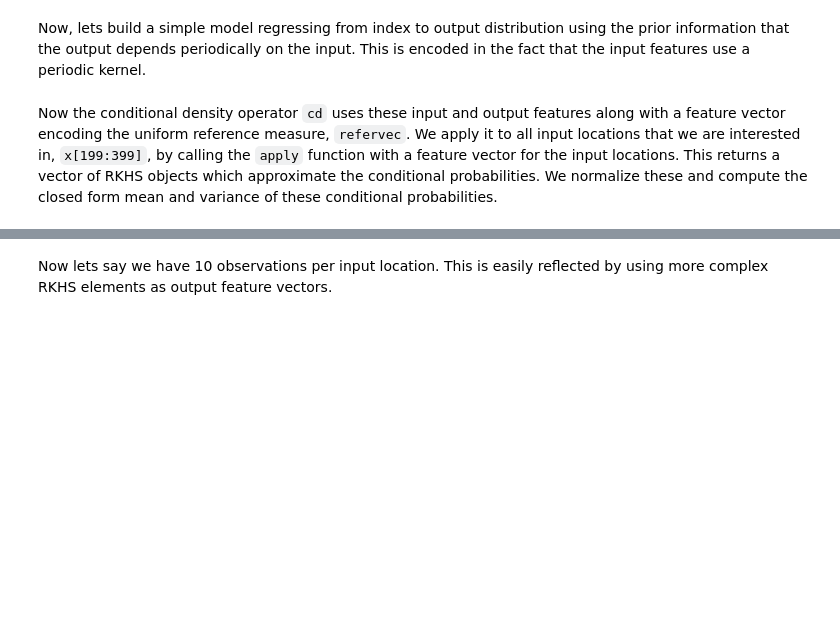
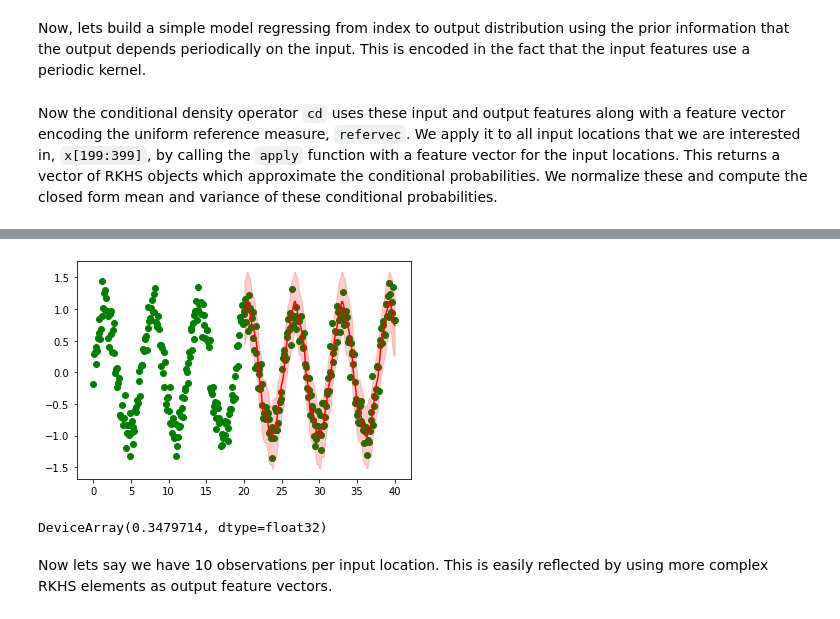
Before and after one commit to zalandoresearch/JaxRK, a Jupyter notebook: examples/Quick_start.ipynb, the cells around one changed output, grey strips where cells are left out. Cells and saved outputs as stored; diff of their text form; code cells hidden in the pictures; blank space fills up the shorter version.

```diff
--- a/examples/Quick_start.ipynb
+++ b/examples/Quick_start.ipynb
@@ -107,3 +110,14 @@ plot_pred(mean_var, x, y)
+# %%
+#cd = Cdo(invec, outvec, refervec)
+cd = Cmo(invec, outvec, center=True)
+mean_var_u = np.array((cd @ FiniteVec(invec.k, x[199:399])).get_mean_var()).T
+plot_pred(mean_var_u, x, y)
+# %% [output]
+[figure, added]
+# %%
+np.abs(mean_var - mean_var_u).mean()
+# %% [output]
+DeviceArray(0.3479714, dtype=float32)
 # %% [markdown]
 Now lets say we have 10 observations per input location. This is easily reflected by using more complex RKHS elements as output feature vectors.
 # %%
```
Also changed, not shown: parts of 8 cells of this notebook, 6 other files.
